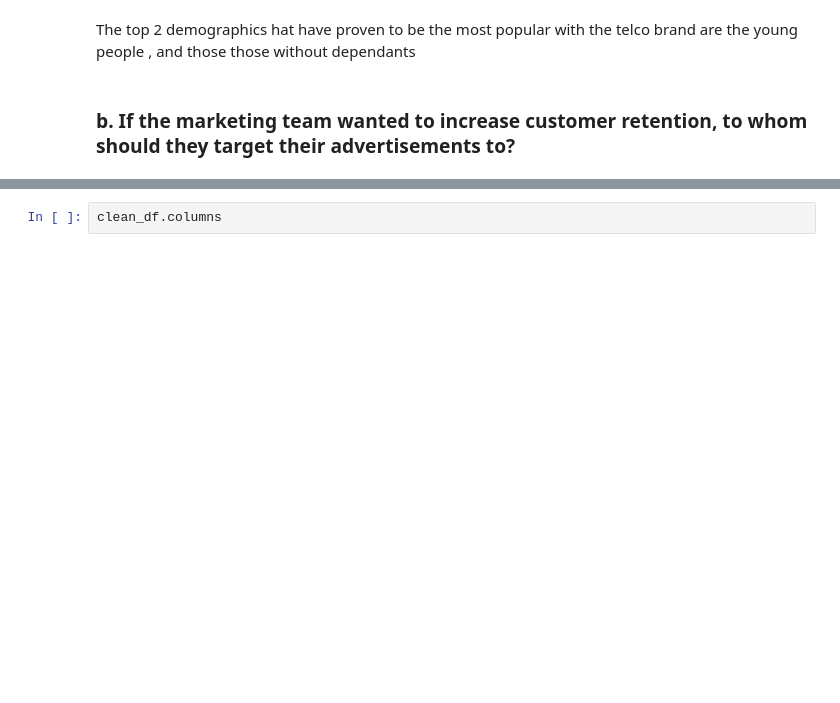
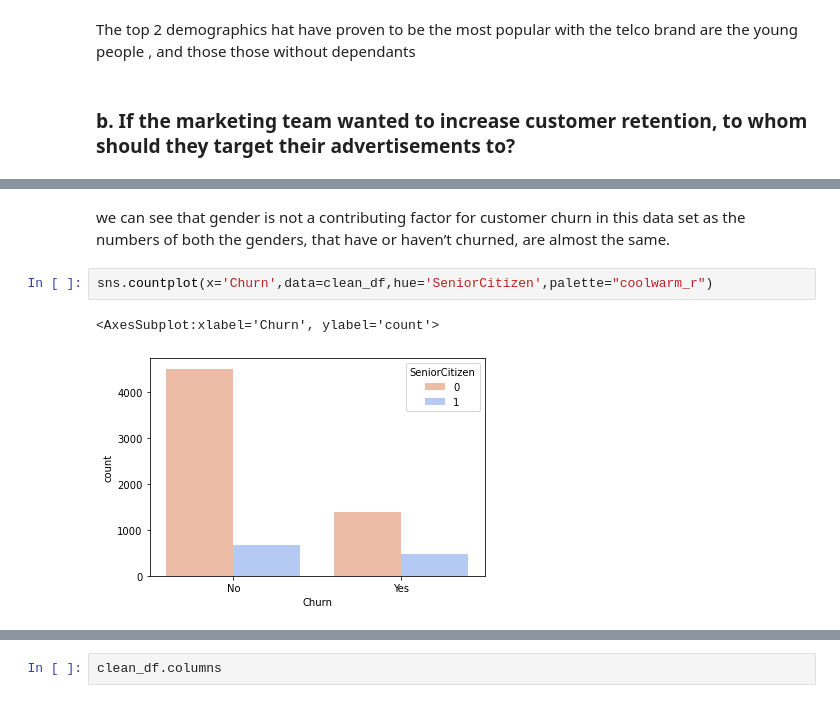
Before and after one commit to aliceotieno/ADS-Assignment-4, a Jupyter notebook: Telco Customer Churn.ipynb, the cells around one changed output, grey strips where cells are left out. Drawn from its saved outputs; the diff is of its cells as text; blank space fills up the shorter version.

```diff
--- a/Telco Customer Churn.ipynb
+++ b/Telco Customer Churn.ipynb
@@ -288,0 +255,7 @@ plt.show()
+# %% [markdown]
+we can see that gender is not a contributing factor for customer churn in this data set as the numbers of both the genders, that have or haven’t churned, are almost the same.
+# %%
+sns.countplot(x='Churn',data=clean_df,hue='SeniorCitizen',palette="coolwarm_r")
+# %% [output]
+<AxesSubplot:xlabel='Churn', ylabel='count'>
+[figure, added]
```
Also changed, not shown: parts of 17 cells of this notebook.
